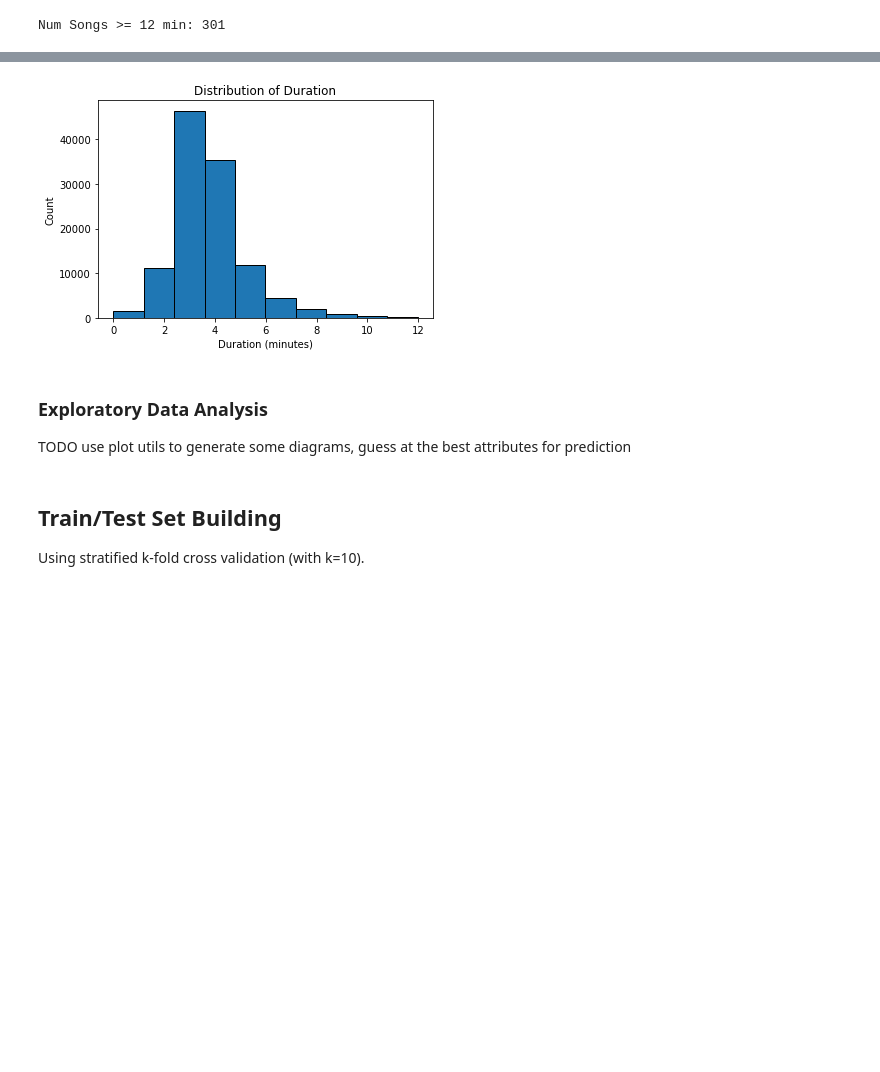
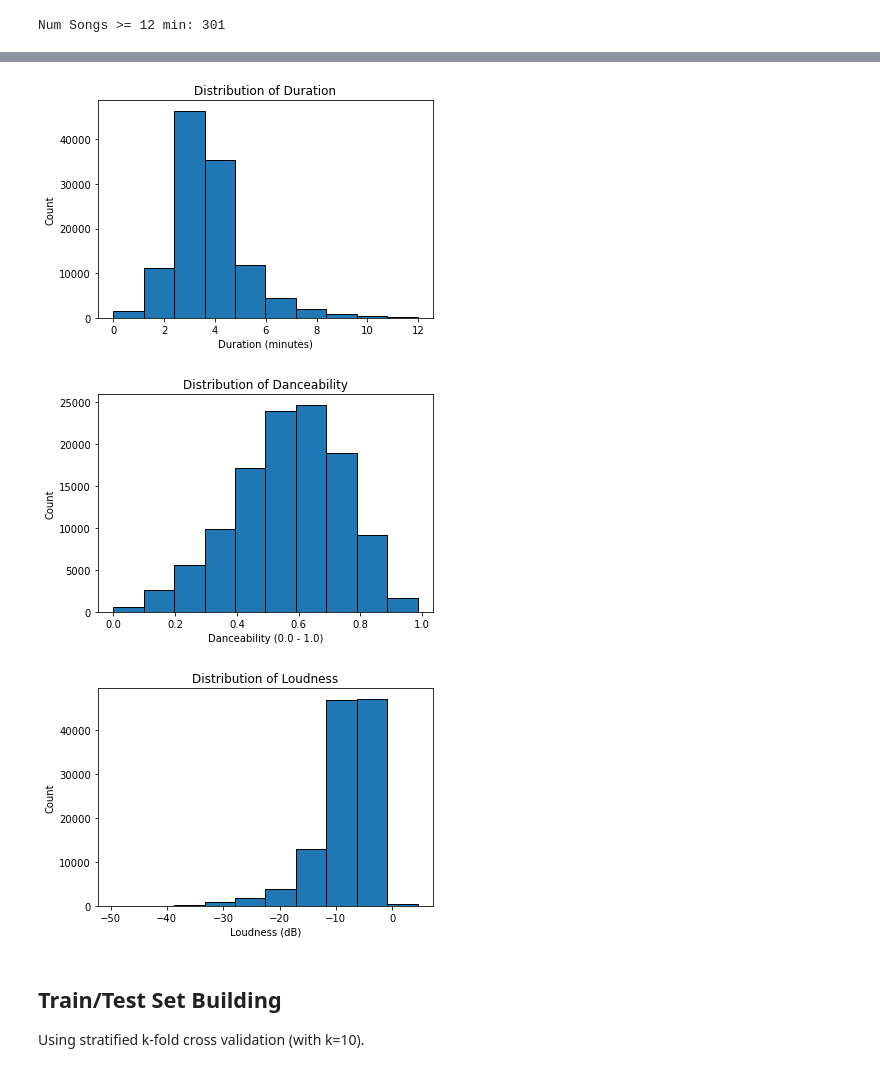
Before and after one commit to ebodenbender/Music-Popularity-Classification, a Jupyter notebook: song-classication.ipynb, the cells around one changed output, grey strips where cells are left out. Cells and saved outputs as stored; diff of their text form; code cells hidden in the pictures; blank space fills up the shorter version.

```diff
--- a/song-classication.ipynb
+++ b/song-classication.ipynb
@@ -54,5 +66,9 @@ Num Songs >= 12 min: 301
 # %%
 # generate histograms
 plot_utils.make_histogram(duration_minutes, "Distribution of Duration", "Duration (minutes)", "Count")
+plot_utils.make_histogram(danceability, "Distribution of Danceability", "Danceability (0.0 - 1.0)", "Count")
+plot_utils.make_histogram(loudness, "Distribution of Loudness", "Loudness (dB)", "Count")
 # %% [output]
 [figure]
+[figure, added]
+[figure, added]
@@ -61,6 +75,3 @@ key = songs["key"]
-# %% [markdown]
-### Exploratory Data Analysis
-TODO use plot utils to generate some diagrams, guess at the best attributes for prediction
 # %% [markdown]
 ## Train/Test Set Building
 Using stratified k-fold cross validation (with k=10).
```
Also changed, not shown: parts of 7 cells of this notebook.
